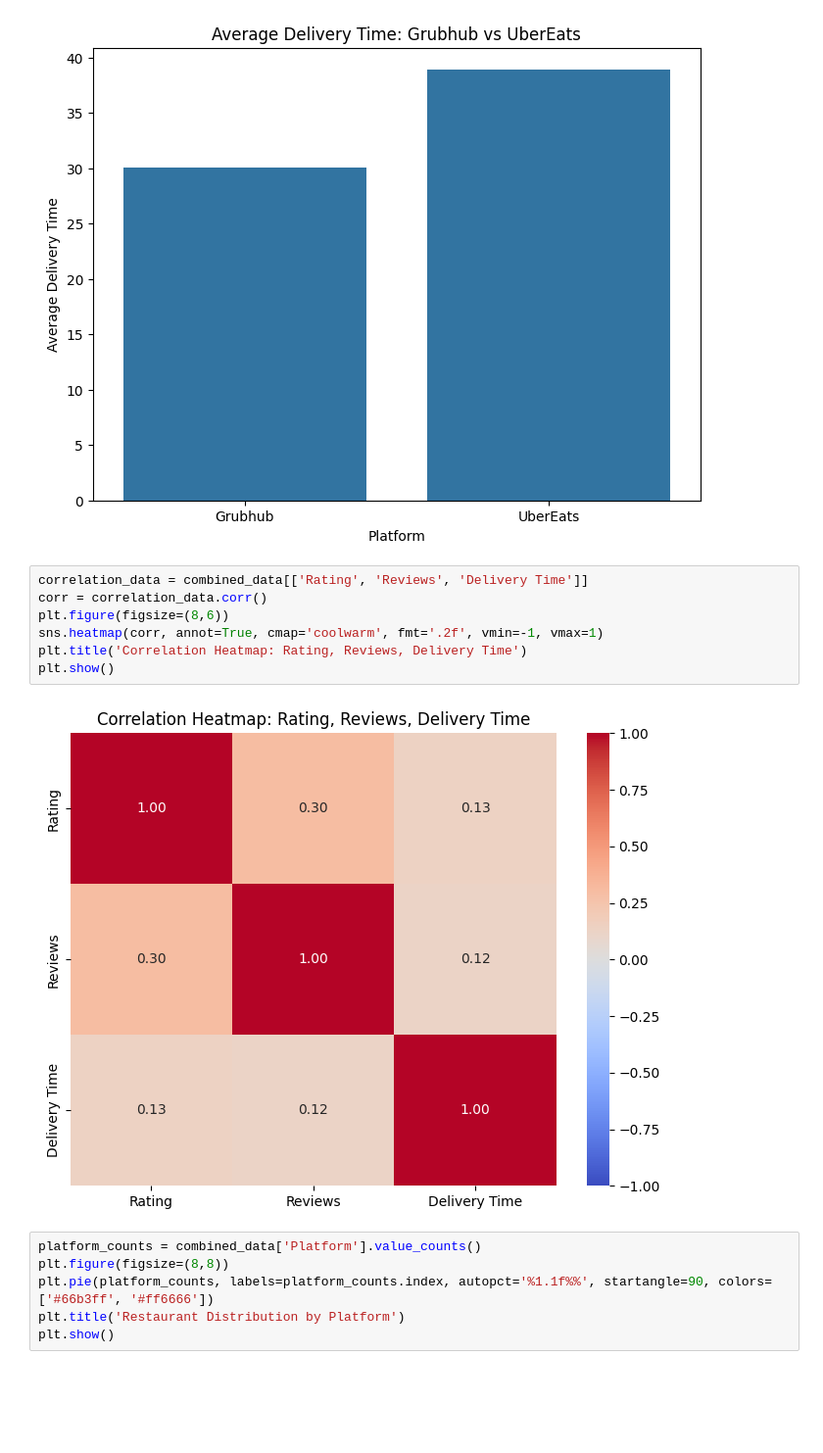
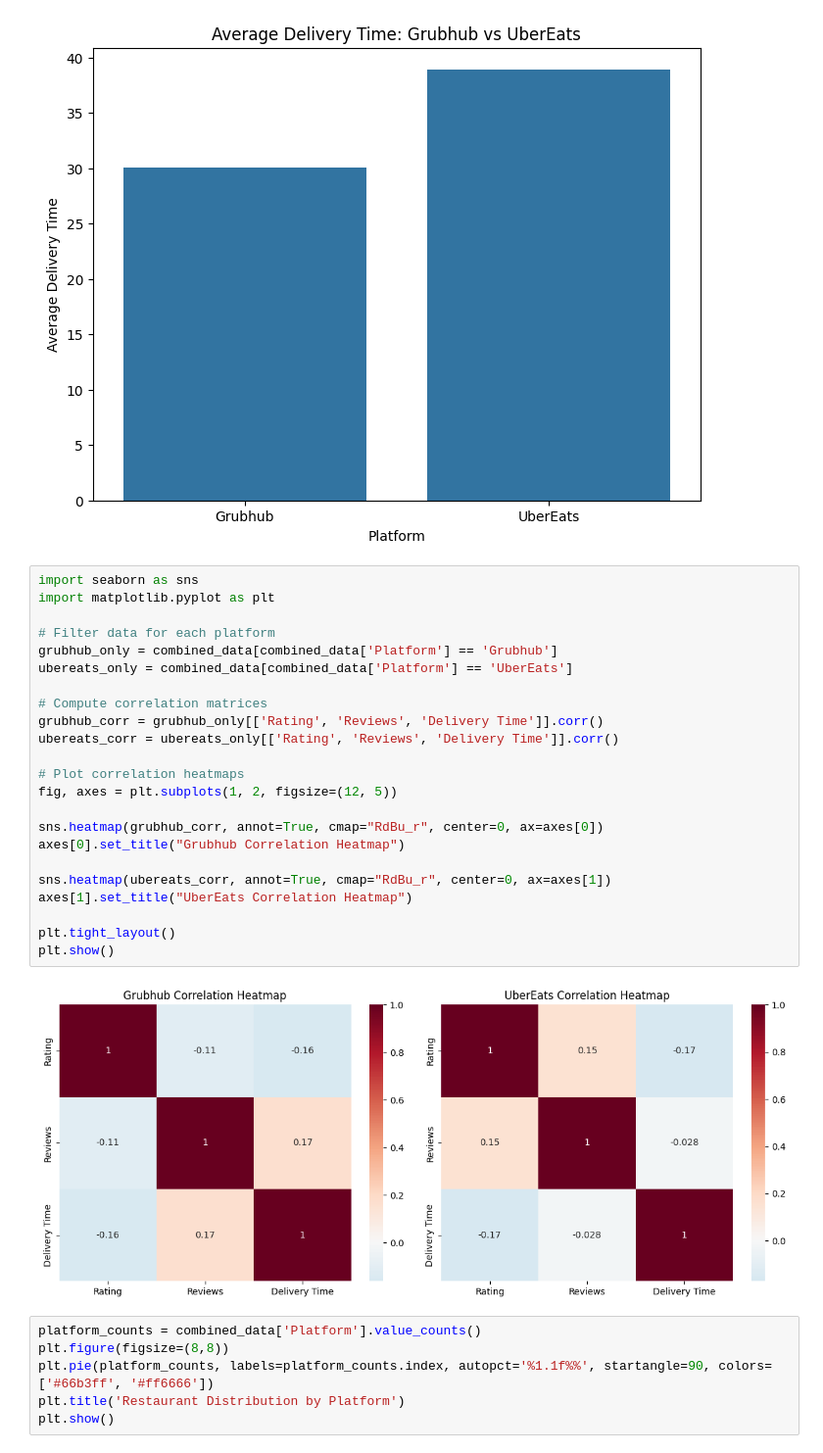
Before and after one commit to sayali3905/Food_Delivery_Services_Analysis, a Jupyter notebook: Data Analysis/ratings_reviews_delivery.ipynb, the cells around one changed output. Shown at 98% size. Drawn from its saved outputs; the diff is of its cells as text; blank space fills up the shorter version.

```diff
--- a/Data Analysis/ratings_reviews_delivery.ipynb
+++ b/Data Analysis/ratings_reviews_delivery.ipynb
@@ -45,15 +45,31 @@ plt.ylabel('Average Delivery Time')
 plt.show()
 # %% [output]
 [figure]
-# %%
-correlation_data = combined_data[['Rating', 'Reviews', 'Delivery Time']]
-corr = correlation_data.corr()
-plt.figure(figsize=(8,6))
-sns.heatmap(corr, annot=True, cmap='coolwarm', fmt='.2f', vmin=-1, vmax=1)
-plt.title('Correlation Heatmap: Rating, Reviews, Delivery Time')
-plt.show()
-# %% [output]
-[figure, removed]
+# %%
+import seaborn as sns
+import matplotlib.pyplot as plt
+
+# Filter data for each platform
+grubhub_only = combined_data[combined_data['Platform'] == 'Grubhub']
+ubereats_only = combined_data[combined_data['Platform'] == 'UberEats']
+
+# Compute correlation matrices
+grubhub_corr = grubhub_only[['Rating', 'Reviews', 'Delivery Time']].corr()
+ubereats_corr = ubereats_only[['Rating', 'Reviews', 'Delivery Time']].corr()
+
+# Plot correlation heatmaps
+fig, axes = plt.subplots(1, 2, figsize=(12, 5))
+
+sns.heatmap(grubhub_corr, annot=True, cmap="RdBu_r", center=0, ax=axes[0])
+axes[0].set_title("Grubhub Correlation Heatmap")
+
+sns.heatmap(ubereats_corr, annot=True, cmap="RdBu_r", center=0, ax=axes[1])
+axes[1].set_title("UberEats Correlation Heatmap")
+
+plt.tight_layout()
+plt.show()
+# %% [output]
+[figure, added]
 # %%
 platform_counts = combined_data['Platform'].value_counts()
 plt.figure(figsize=(8,8))
```
